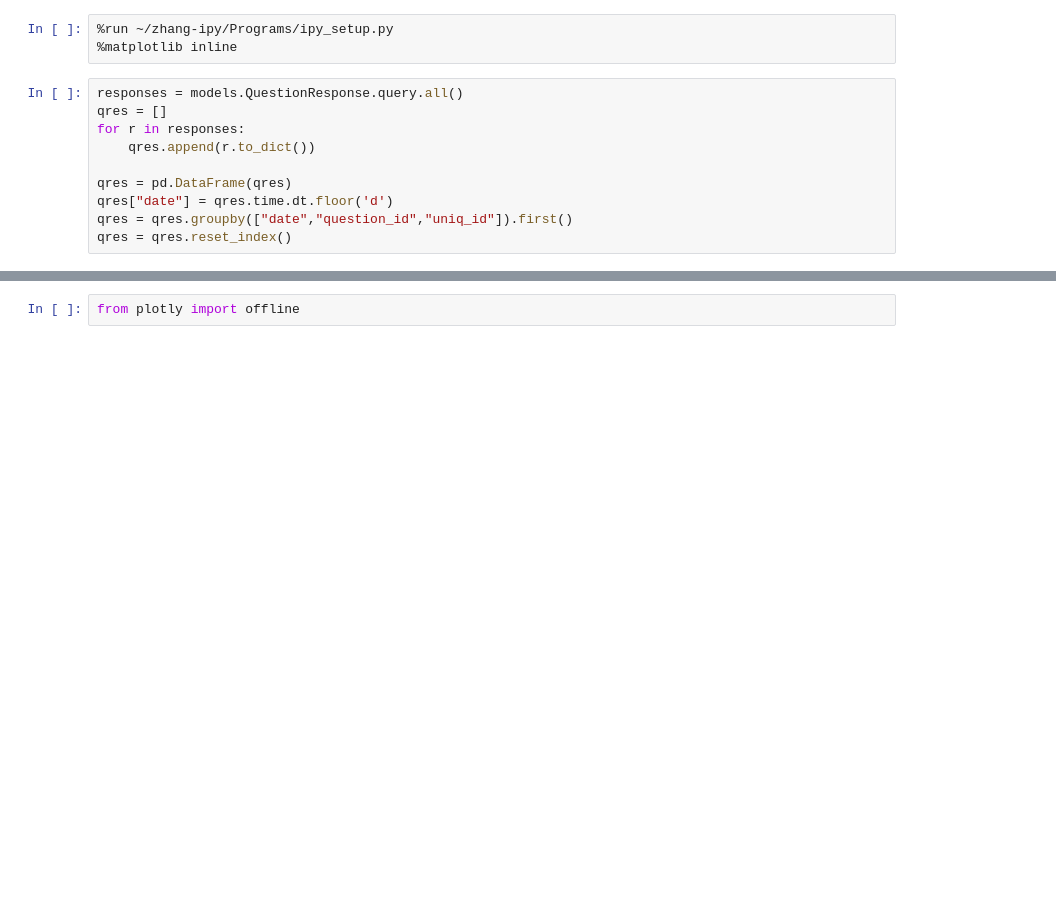
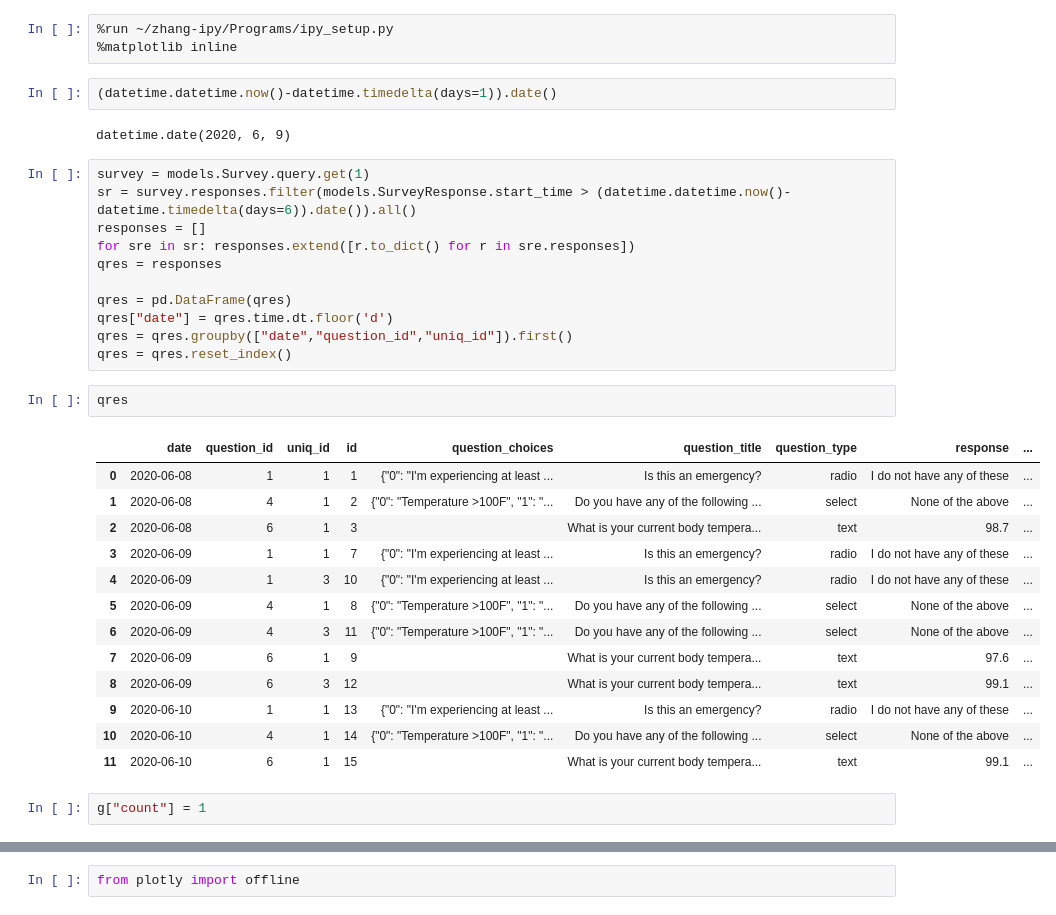
Before and after one commit to ryananeff/medtracker, a Jupyter notebook: Dashboard.ipynb, the cells around one changed output, grey strips where cells are left out. Drawn from its saved outputs; the diff is of its cells as text; blank space fills up the shorter version.

```diff
--- a/Dashboard.ipynb
+++ b/Dashboard.ipynb
@@ -190,13 +221,36 @@ qres
 # %%
 %run ~/zhang-ipy/Programs/ipy_setup.py
 %matplotlib inline
+# %%
+(datetime.datetime.now()-datetime.timedelta(days=1)).date()
+# %% [output]
+datetime.date(2020, 6, 9)
 # %%
-responses = models.QuestionResponse.query.all()
-qres = []
-for r in responses:
-    qres.append(r.to_dict())
+survey = models.Survey.query.get(1)
+sr = survey.responses.filter(models.SurveyResponse.start_time > (datetime.datetime.now()-datetime.timedelta(days=6)).date()).all()
+responses = []
+for sre in sr: responses.extend([r.to_dict() for r in sre.responses])
+qres = responses
 
 qres = pd.DataFrame(qres)
 qres["date"] = qres.time.dt.floor('d')
 qres = qres.groupby(["date","question_id","uniq_id"]).first()
 qres = qres.reset_index()
+# %%
+qres
+# %% [output]
+|  | date | question_id | uniq_id | id | question_choices | question_title | question_type | response | ... |
+| 0 | 2020-06-08 | 1 | 1 | 1 | {"0": "I'm experiencing at least ... | Is this an emergency? | radio | I do not have any of these | ... |
+| 1 | 2020-06-08 | 4 | 1 | 2 | {"0": "Temperature >100F", "1": "... | Do you have any of the following ... | select | None of the above | ... |
+| 2 | 2020-06-08 | 6 | 1 | 3 |  | What is your current body tempera... | text | 98.7 | ... |
+| 3 | 2020-06-09 | 1 | 1 | 7 | {"0": "I'm experiencing at least ... | Is this an emergency? | radio | I do not have any of these | ... |
+| 4 | 2020-06-09 | 1 | 3 | 10 | {"0": "I'm experiencing at least ... | Is this an emergency? | radio | I do not have any of these | ... |
+| 5 | 2020-06-09 | 4 | 1 | 8 | {"0": "Temperature >100F", "1": "... | Do you have any of the following ... | select | None of the above | ... |
+| 6 | 2020-06-09 | 4 | 3 | 11 | {"0": "Temperature >100F", "1": "... | Do you have any of the following ... | select | None of the above | ... |
+| 7 | 2020-06-09 | 6 | 1 | 9 |  | What is your current body tempera... | text | 97.6 | ... |
+| 8 | 2020-06-09 | 6 | 3 | 12 |  | What is your current body tempera... | text | 99.1 | ... |
+| 9 | 2020-06-10 | 1 | 1 | 13 | {"0": "I'm experiencing at least ... | Is this an emergency? | radio | I do not have any of these | ... |
+| 10 | 2020-06-10 | 4 | 1 | 14 | {"0": "Temperature >100F", "1": "... | Do you have any of the following ... | select | None of the above | ... |
+| 11 | 2020-06-10 | 6 | 1 | 15 |  | What is your current body tempera... | text | 99.1 | ... |
+# %%
+g["count"] = 1
```
Also changed, not shown: parts of 10 cells of this notebook, 3 other files.
